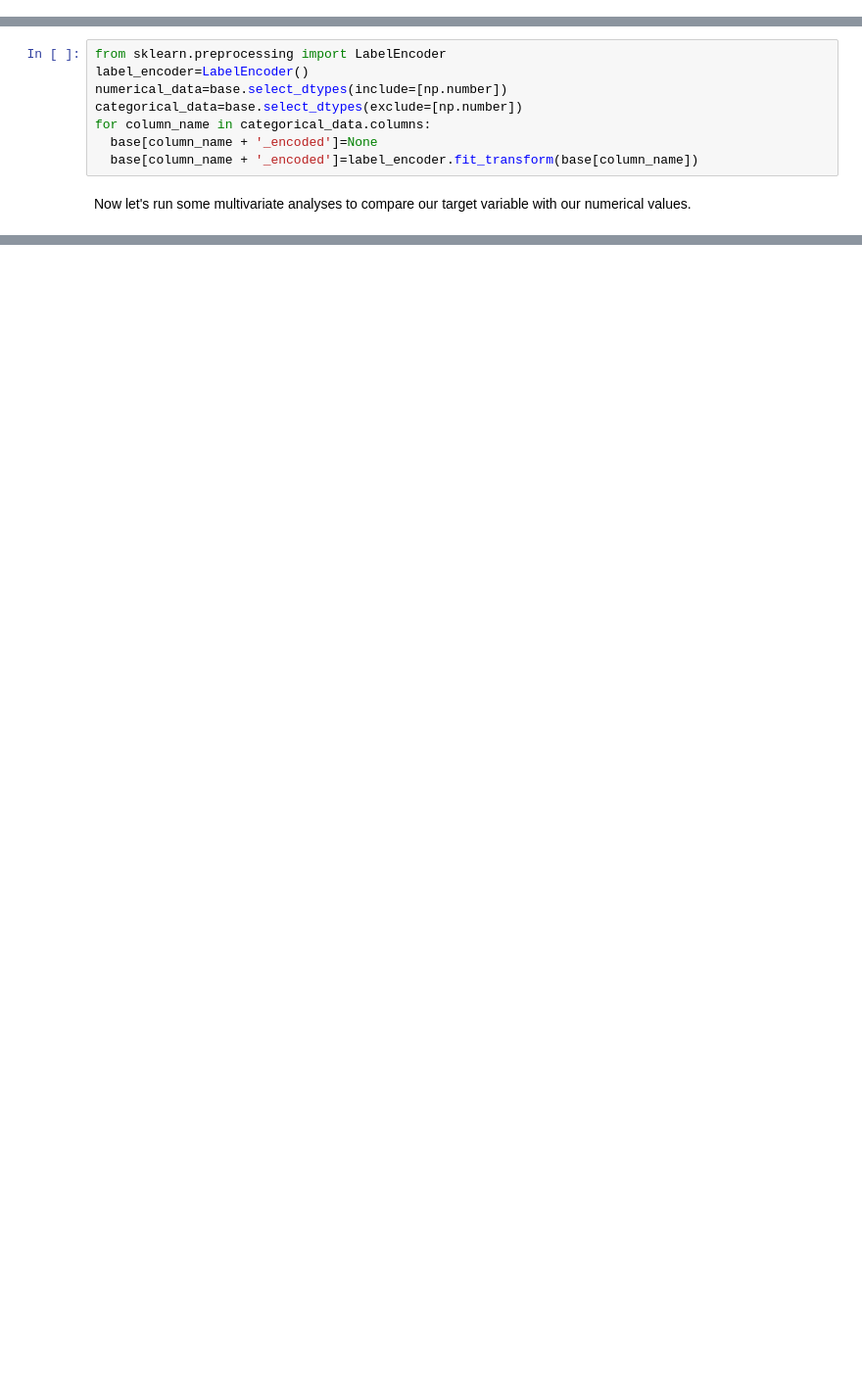
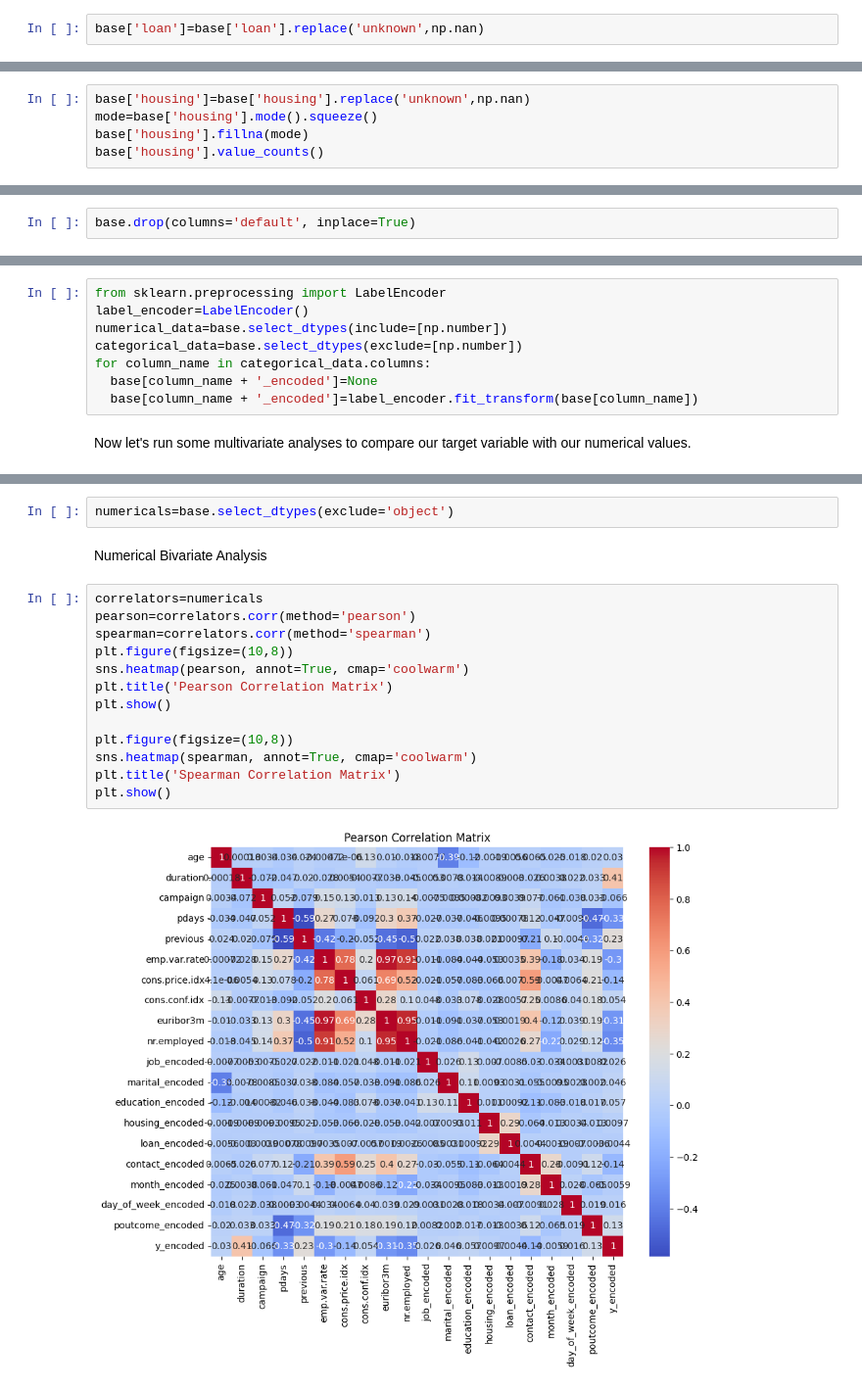
Before and after one commit to maddog19527/CS675_Project_2, a Jupyter notebook: Data_Cleaning.ipynb, the cells around one changed output, grey strips where cells are left out. Shown at 98% size. Drawn from its saved outputs; the diff is of its cells as text; blank space fills up the shorter version.

```diff
--- a/Data_Cleaning.ipynb
+++ b/Data_Cleaning.ipynb
@@ -259,0 +227,2 @@ For the values with more unknown values, we need to replace with the mean. let's
+# %%
+base['loan']=base['loan'].replace('unknown',np.nan)
@@ -259,0 +251,5 @@ For the values with more unknown values, we need to replace with the mean. let's
+# %%
+base['housing']=base['housing'].replace('unknown',np.nan)
+mode=base['housing'].mode().squeeze()
+base['housing'].fillna(mode)
+base['housing'].value_counts()
@@ -260,2 +263,4 @@ For the values with more unknown values, we need to replace with the mean. let's
+# %%
+base.drop(columns='default', inplace=True)
 # %% [markdown]
 Label Encoding: Now that we have an idea of our categorical variables, we can label encode them so we can run multivariate analysis.
@@ -279,0 +316,19 @@ I notice a few variables that possess a strong positive correlation with our tar
+# %%
+numericals=base.select_dtypes(exclude='object')
+# %% [markdown]
+Numerical Bivariate Analysis
+# %%
+correlators=numericals
+pearson=correlators.corr(method='pearson')
+spearman=correlators.corr(method='spearman')
+plt.figure(figsize=(10,8))
+sns.heatmap(pearson, annot=True, cmap='coolwarm')
+plt.title('Pearson Correlation Matrix')
+plt.show()
+
+plt.figure(figsize=(10,8))
+sns.heatmap(spearman, annot=True, cmap='coolwarm')
+plt.title('Spearman Correlation Matrix')
+plt.show()
+# %% [output]
+[figure, added]
```
Also changed, not shown: parts of 57 cells of this notebook, 4 other files.
